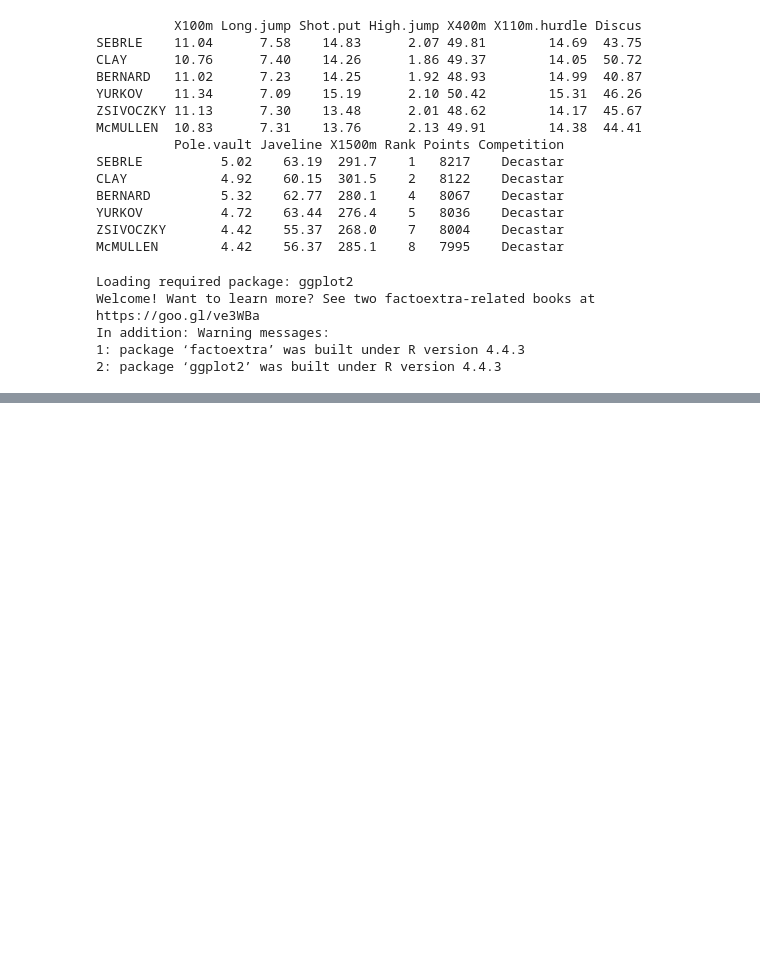
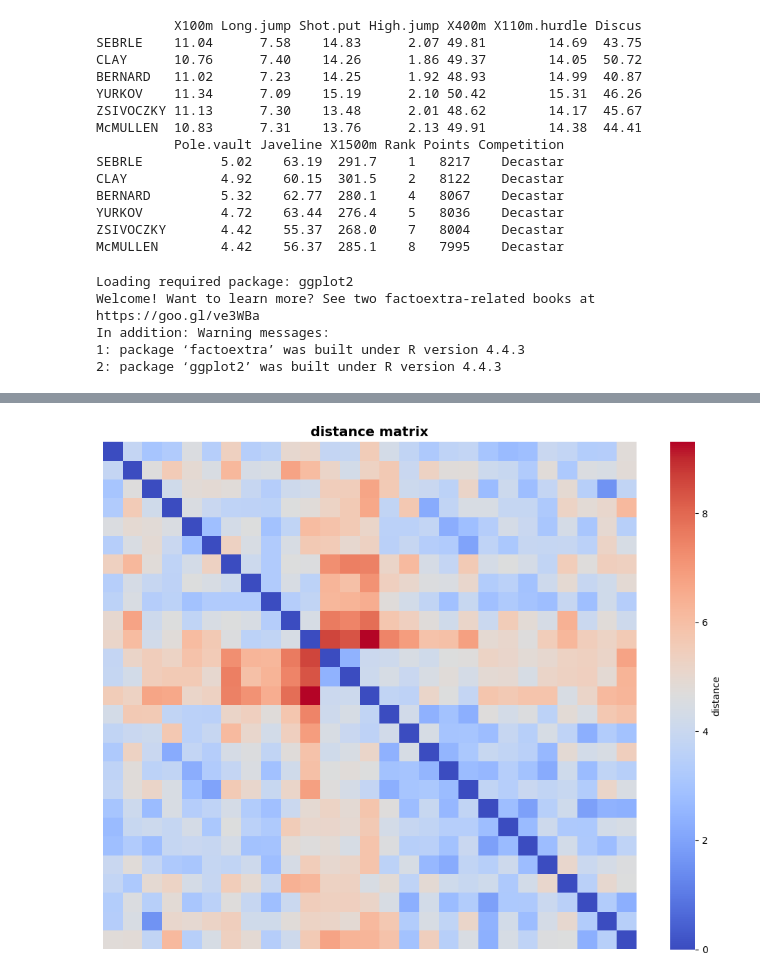
Before and after one commit to DrVinceee/Lab_2021, a Jupyter notebook: Lab_Py.ipynb, the cells around one changed output, grey strips where cells are left out. Drawn from its saved outputs; the diff is of its cells as text; code cells hidden in the pictures; blank space fills up the shorter version.

```diff
--- a/Lab_Py.ipynb
+++ b/Lab_Py.ipynb
@@ -194,0 +296,18 @@ plt.show()
+# %%
+# 计算距离矩阵
+from scipy.spatial.distance import pdist, squareform
+
+# 使用欧氏距离
+distances = pdist(X_scaled, metric='euclidean')
+distance_matrix = squareform(distances)
+
+# 可视化距离矩阵
+plt.figure(figsize=(10, 8))
+sns.heatmap(distance_matrix, cmap='coolwarm',
+            xticklabels=False, yticklabels=False,
+            cbar_kws={'label': 'distance'})
+plt.title('distance matrix', fontsize=14, fontweight='bold')
+plt.tight_layout()
+plt.show()
+# %% [output]
+[figure, added]
```
Also changed, not shown: parts of 13 cells of this notebook.
